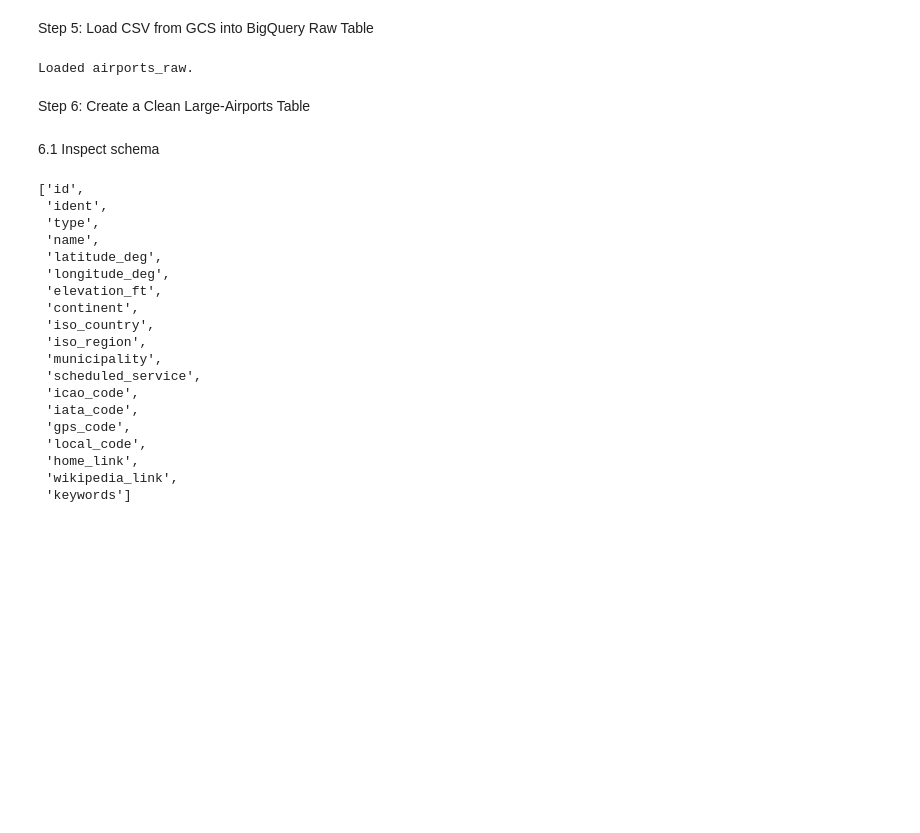
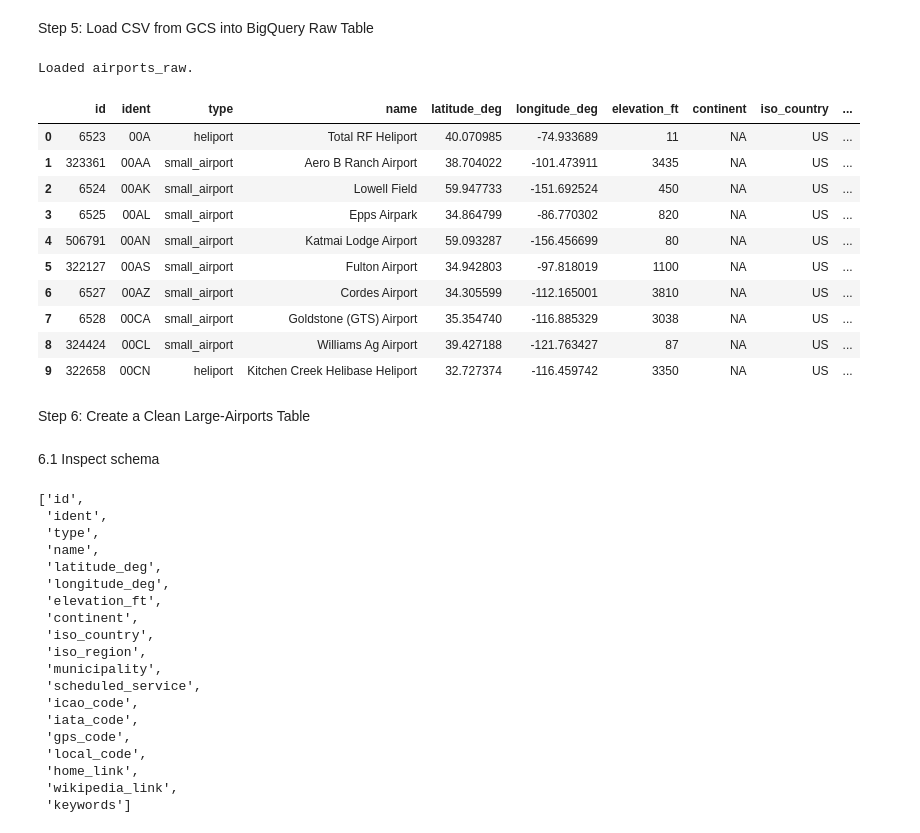
Before and after one commit to aayush-karn/data-ai-skills-workshop-aayush-karn, a Jupyter notebook: challenge_5_solution.ipynb, the cells around one changed output. Drawn from its saved outputs; the diff is of its cells as text; code cells hidden in the pictures; blank space fills up the shorter version.

```diff
--- a/challenge_5_solution.ipynb
+++ b/challenge_5_solution.ipynb
@@ -93,6 +93,26 @@ load_job.result()
 print("Loaded airports_raw.")
 # %% [output]
 Loaded airports_raw.
+# %%
+sql = f"""
+select *
+from `{raw_table_ref}`
+limit 10
+"""
+
+bq.query(sql).to_dataframe()
+# %% [output]
+|  | id | ident | type | name | latitude_deg | longitude_deg | elevation_ft | continent | iso_country | ... |
+| 0 | 6523 | 00A | heliport | Total RF Heliport | 40.070985 | -74.933689 | 11 | NA | US | ... |
+| 1 | 323361 | 00AA | small_airport | Aero B Ranch Airport | 38.704022 | -101.473911 | 3435 | NA | US | ... |
+| 2 | 6524 | 00AK | small_airport | Lowell Field | 59.947733 | -151.692524 | 450 | NA | US | ... |
+| 3 | 6525 | 00AL | small_airport | Epps Airpark | 34.864799 | -86.770302 | 820 | NA | US | ... |
+| 4 | 506791 | 00AN | small_airport | Katmai Lodge Airport | 59.093287 | -156.456699 | 80 | NA | US | ... |
+| 5 | 322127 | 00AS | small_airport | Fulton Airport | 34.942803 | -97.818019 | 1100 | NA | US | ... |
+| 6 | 6527 | 00AZ | small_airport | Cordes Airport | 34.305599 | -112.165001 | 3810 | NA | US | ... |
+| 7 | 6528 | 00CA | small_airport | Goldstone (GTS) Airport | 35.354740 | -116.885329 | 3038 | NA | US | ... |
+| 8 | 324424 | 00CL | small_airport | Williams Ag Airport | 39.427188 | -121.763427 | 87 | NA | US | ... |
+| 9 | 322658 | 00CN | heliport | Kitchen Creek Helibase Heliport | 32.727374 | -116.459742 | 3350 | NA | US | ... |
 # %% [markdown]
 Step 6: Create a Clean Large-Airports Table
 # %% [markdown]
```
Also changed, not shown: parts of 8 cells of this notebook, 2 other files.
